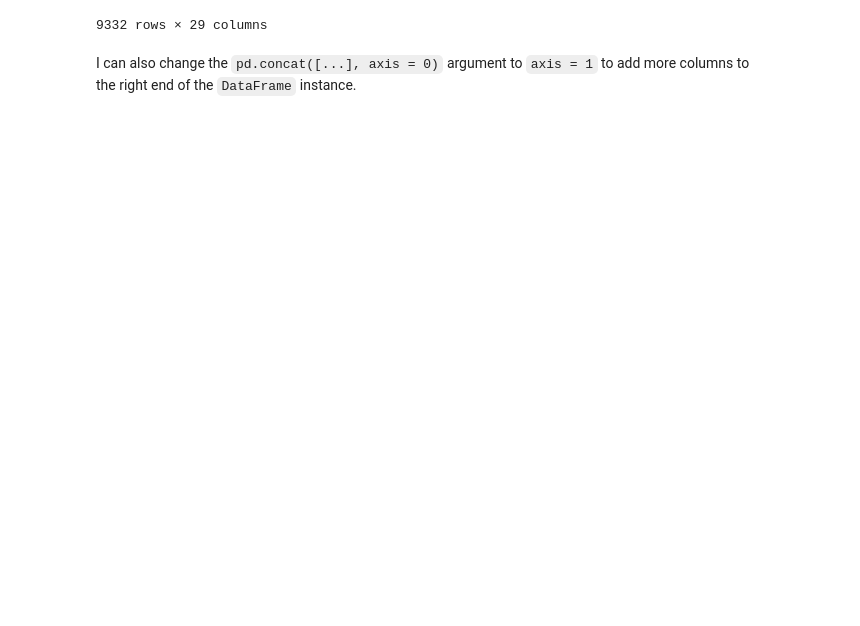
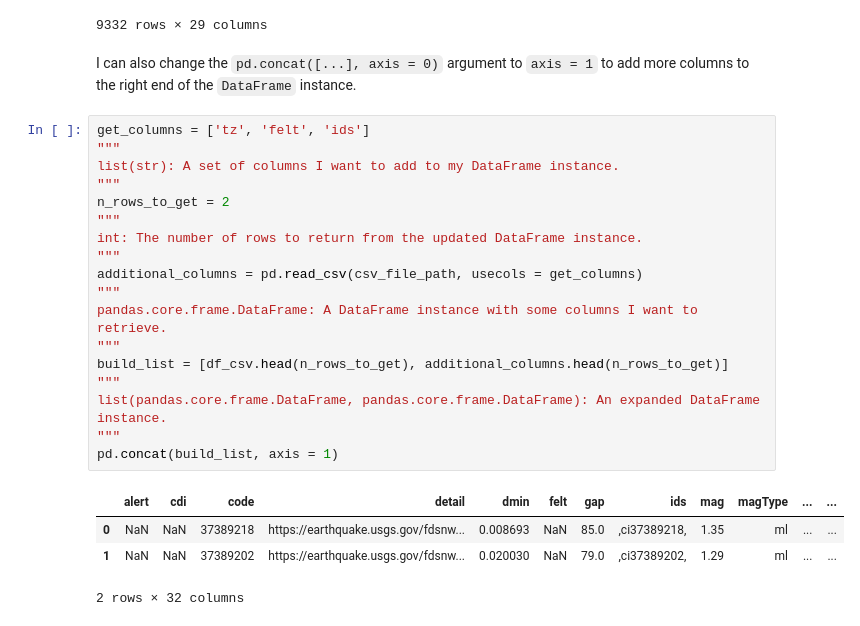
Before and after one commit to hestrang1993/Hands-On-Data-Analysis-with-Pandas-2nd-edition, a Jupyter notebook: ch_02/my_ch_02_work.ipynb, the cells around one changed output. Saved outputs shown, nothing was run; the diff lists cells and outputs as text; blank space fills up the shorter version.

Commit message:
Updated My Chapter 02 Notebook
Added information about concatenating DataFrame objects.

```diff
--- a/ch_02/my_ch_02_work.ipynb
+++ b/ch_02/my_ch_02_work.ipynb
@@ -993,3 +993,26 @@ pd.concat([tsunami, no_tsunami], axis = 0)
 9332 rows × 29 columns
 # %% [markdown]
 I can also change the ``pd.concat([...], axis = 0)`` argument to ``axis = 1`` to add more columns to the right end of the ``DataFrame`` instance.
+# %%
+get_columns = ['tz', 'felt', 'ids']
+"""
+list(str): A set of columns I want to add to my DataFrame instance.
+"""
+n_rows_to_get = 2
+"""
+int: The number of rows to return from the updated DataFrame instance.
+"""
+additional_columns = pd.read_csv(csv_file_path, usecols = get_columns)
+"""
+pandas.core.frame.DataFrame: A DataFrame instance with some columns I want to retrieve.
+"""
+build_list = [df_csv.head(n_rows_to_get), additional_columns.head(n_rows_to_get)]
+"""
+list(pandas.core.frame.DataFrame, pandas.core.frame.DataFrame): An expanded DataFrame instance.
+"""
+pd.concat(build_list, axis = 1)
+# %% [output]
+|  | alert | cdi | code | detail | dmin | felt | gap | ids | mag | magType | ... | ... |
+| 0 | NaN | NaN | 37389218 | https://earthquake.usgs.gov/fdsnw... | 0.008693 | NaN | 85.0 | ,ci37389218, | 1.35 | ml | ... | ... |
+| 1 | NaN | NaN | 37389202 | https://earthquake.usgs.gov/fdsnw... | 0.020030 | NaN | 79.0 | ,ci37389202, | 1.29 | ml | ... | ... |
+2 rows × 32 columns
```
Also changed, not shown: parts of 3 cells of this notebook, 1 other file.
